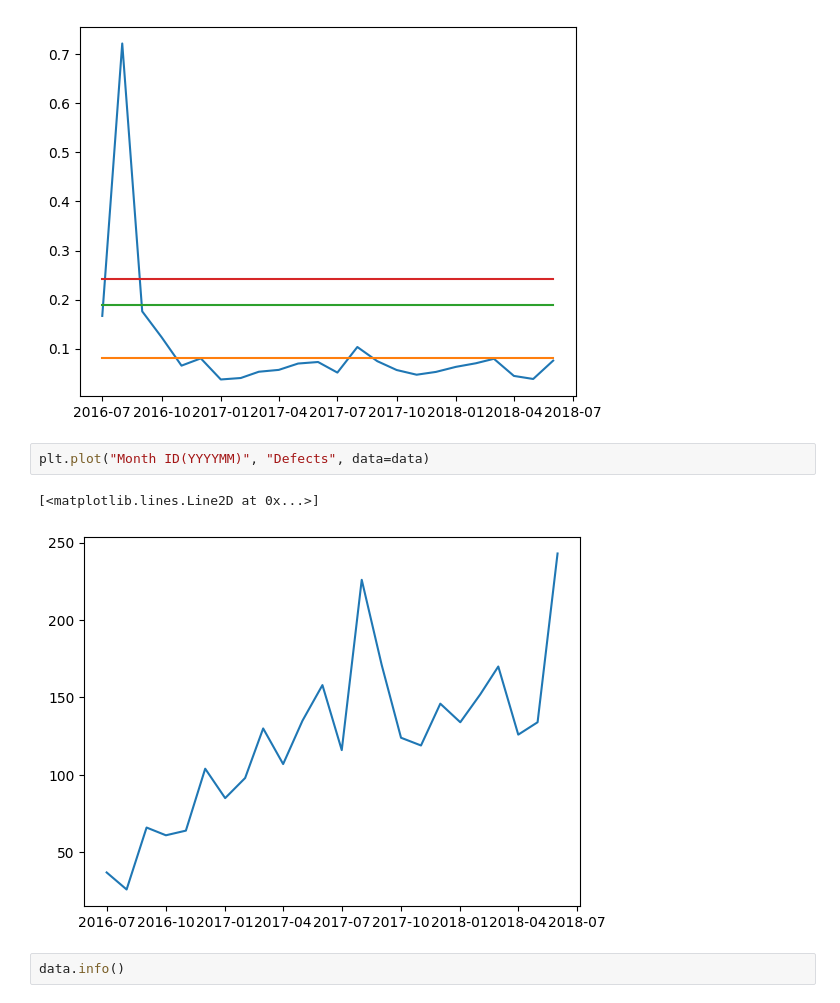
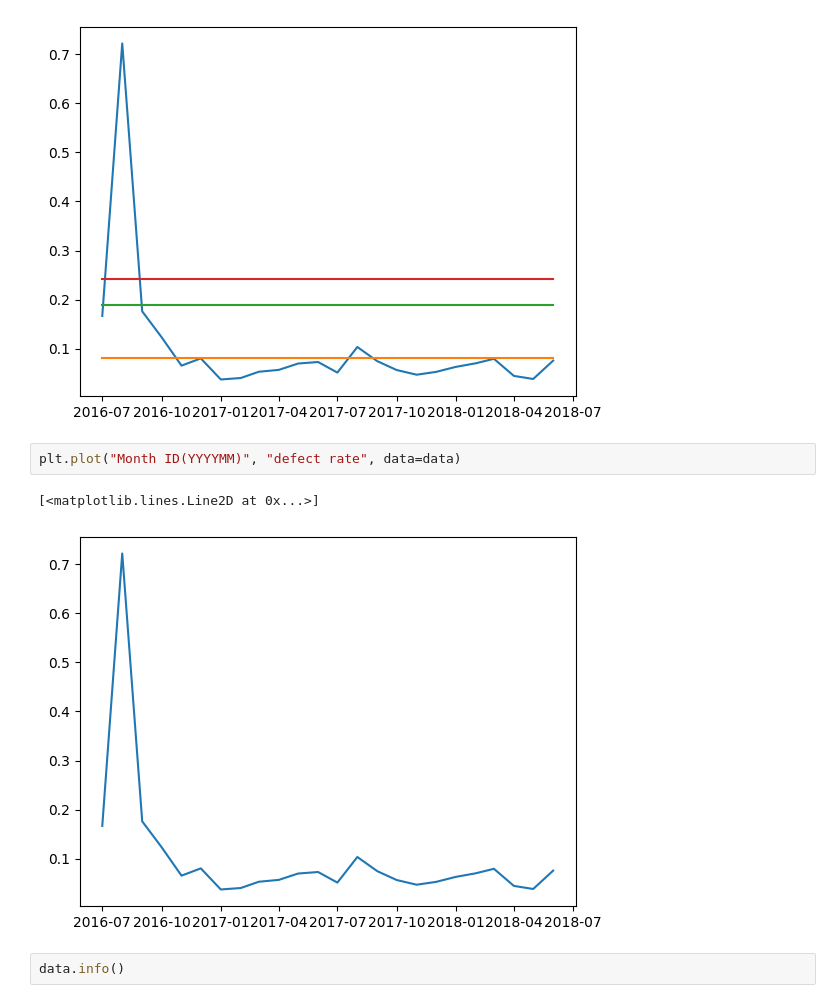
Before and after one commit to theAjforce/ds-mod1-0724-code-solutions, a Jupyter notebook: visualization-project-laptop-defects/visual.ipynb, the cells around one changed output. Drawn from its saved outputs; the diff is of its cells as text.

Commit message:
visual defects update

```diff
--- a/visualization-project-laptop-defects/visual.ipynb
+++ b/visualization-project-laptop-defects/visual.ipynb
@@ -73,10 +73,10 @@ plt.xlabel('date')"""
 'plt.plot(data["Month ID(YYYYMM)"], data["Mean Rate"]/1000000)\nplt.plot(data["Month ID(YYYYMM)"], data["2 Sigma limit"]/1000000)\nplt.plot(data["Month ID(YYYYMM)"], data["3 Sigma limit"]/1000000)\npl ...
 [figure]
 # %%
-plt.plot("Month ID(YYYYMM)", "Defects", data=data)
+plt.plot("Month ID(YYYYMM)", "defect rate", data=data)
 # %% [output]
 [<matplotlib.lines.Line2D at 0x...>]
-[figure, old version]
+[figure, new version]
 # %%
 data.info()
 # %% [output]
```
Also changed, not shown: parts of 1 cell of this notebook, 1 other file.
